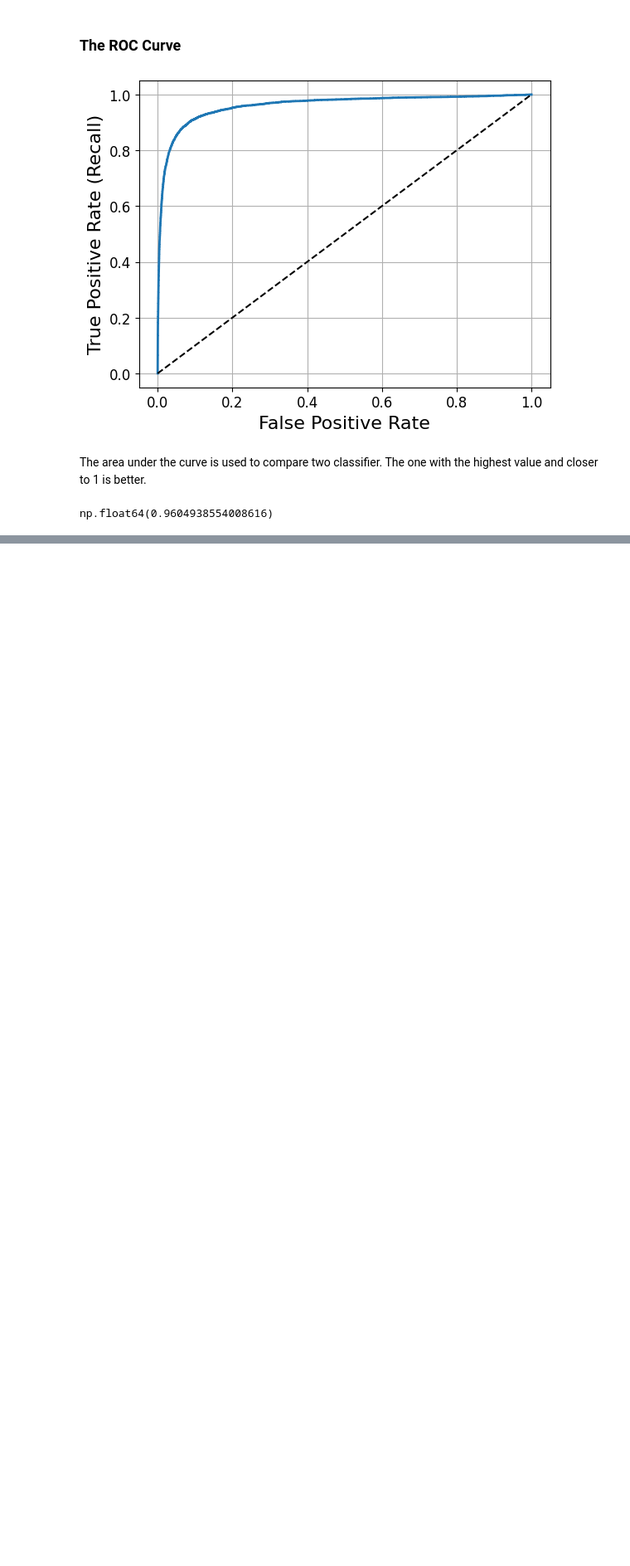
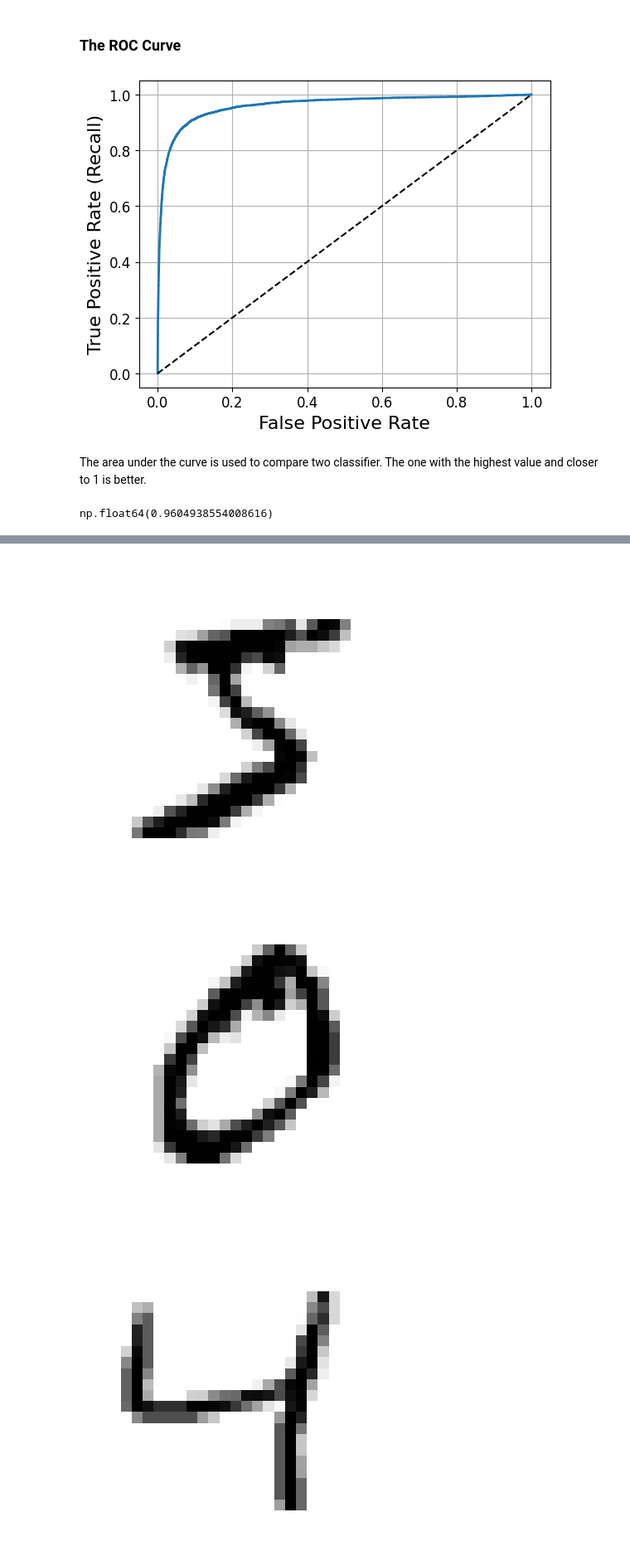
Before and after one commit to dfongang/handson-ml2, a Jupyter notebook: chapter_03/classification.ipynb, the cells around one changed output, grey strips where cells are left out. Shown at 83% size. Drawn from its saved outputs; the diff is of its cells as text; code cells hidden in the pictures; blank space fills up the shorter version.

```diff
--- a/chapter_03/classification.ipynb
+++ b/chapter_03/classification.ipynb
@@ -75,6 +75,11 @@ plt.axis('off')
 plt.show()
 # %% [output]
 [figure]
+# %%
+def plot_some_digit(some_digit):
+    plt.imshow(some_digit.values.reshape(28, 28), cmap='binary')
+    plt.axis('off')
+    plt.show()
 # %%
 y.iloc[0]
 # %% [output]
@@ -319,0 +377,7 @@ np.float64(0.9604938554008616)
+# %%
+for i in range(some_digits.shape[0]):
+    plot_some_digit(some_digits.iloc[i,:])
+# %% [output]
+[figure, added]
+[figure, added]
+[figure, added]
```
Also changed, not shown: parts of 30 cells of this notebook.
